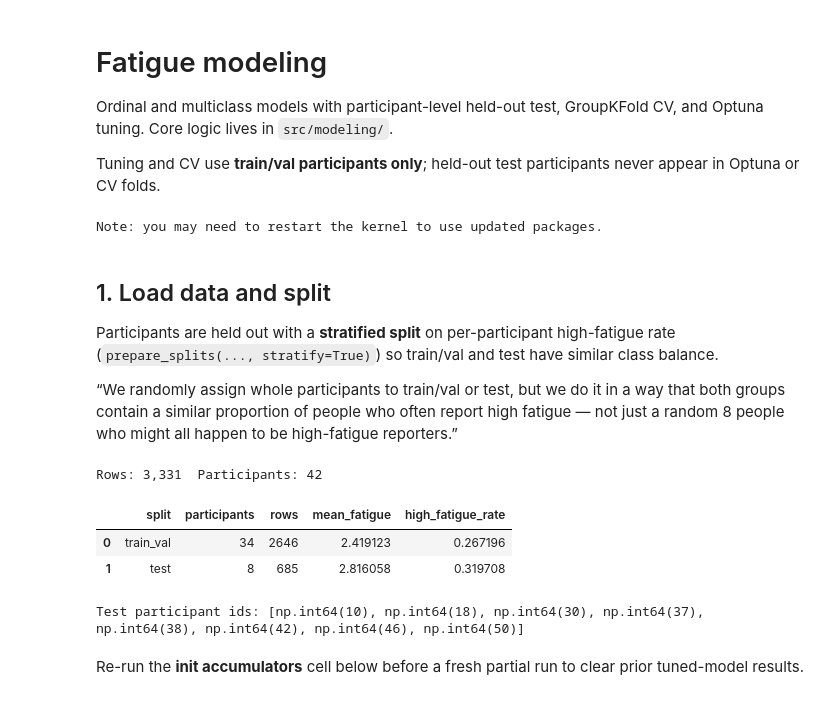
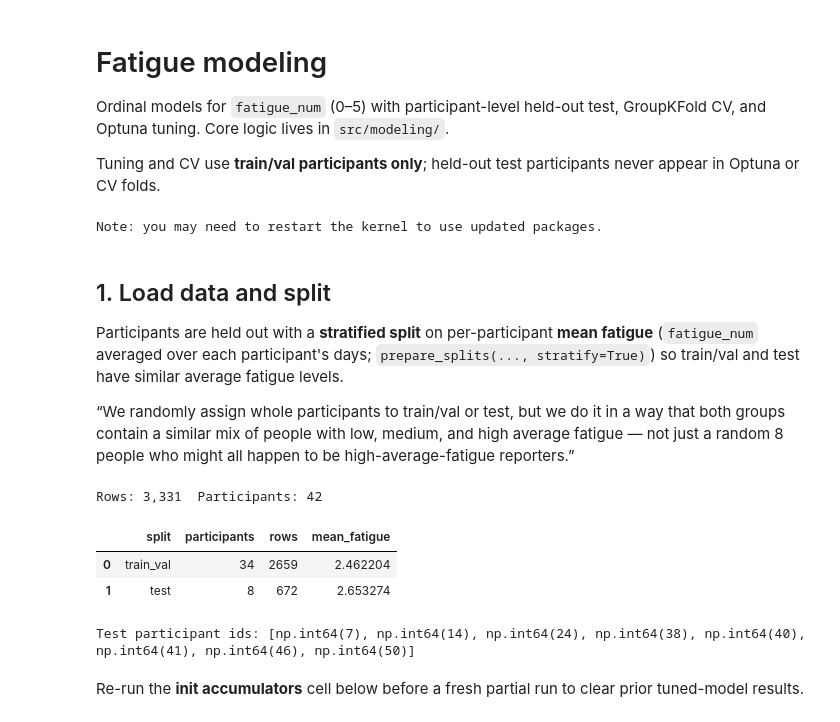
Before and after one commit to EstelleWang-UofT/ML-for-Women, a Jupyter notebook: notebooks/physical activity/fatigue_modeling.ipynb, the cells around one changed output. Drawn from its saved outputs; the diff is of its cells as text; code cells hidden in the pictures.

```diff
--- a/notebooks/physical activity/fatigue_modeling.ipynb
+++ b/notebooks/physical activity/fatigue_modeling.ipynb
@@ -1,7 +1,7 @@
 # %% [markdown]
 # Fatigue modeling
 
-Ordinal and multiclass models with participant-level held-out test, GroupKFold CV, and Optuna tuning. Core logic lives in `src/modeling/`.
+Ordinal models for `fatigue_num` (0–5) with participant-level held-out test, GroupKFold CV, and Optuna tuning. Core logic lives in `src/modeling/`.
 
 Tuning and CV use **train/val participants only**; held-out test participants never appear in Optuna or CV folds.
 # %%
@@ -43,23 +36,22 @@ from modeling.validation import run_stability_study, summarize_stability
 # %% [markdown]
 ## 1. Load data and split
 
-Participants are held out with a **stratified split** on per-participant high-fatigue rate (`prepare_splits(..., stratify=True)`) so train/val and test have similar class balance.
+Participants are held out with a **stratified split** on per-participant **mean fatigue** (`fatigue_num` averaged over each participant's days; `prepare_splits(..., stratify=True)`) so train/val and test have similar average fatigue levels.
 
-“We randomly assign whole participants to train/val or test, but we do it in a way that both groups contain a similar proportion of people who often report high fatigue — not just a random 8 people who might all happen to be high-fatigue reporters.”
+“We randomly assign whole participants to train/val or test, but we do it in a way that both groups contain a similar mix of people with low, medium, and high average fatigue — not just a random 8 people who might all happen to be high-average-fatigue reporters.”
 # %%
 df = load_fatigue_data('../../' + DATA_PATH)
 bundle = prepare_splits(df)
-y_high_fatigue = (df['fatigue_num'] >= HIGH_FATIGUE_THRESHOLD).astype(int)
 
 print(f"Rows: {len(df):,}  Participants: {df['id'].nunique()}")
-display(split_summary_table(bundle, y_high_fatigue))
+display(split_summary_table(bundle))
 print('Test participant ids:', sorted(bundle.test_ids))
 # %% [output]
 Rows: 3,331  Participants: 42
-|  | split | participants | rows | mean_fatigue | high_fatigue_rate |
-| 0 | train_val | 34 | 2646 | 2.419123 | 0.267196 |
-| 1 | test | 8 | 685 | 2.816058 | 0.319708 |
+|  | split | participants | rows | mean_fatigue |
+| 0 | train_val | 34 | 2659 | 2.462204 |
+| 1 | test | 8 | 672 | 2.653274 |
-Test participant ids: [np.int64(10), np.int64(18), np.int64(30), np.int64(37), np.int64(38), np.int64(42), np.int64(46), np.int64(50)]
+Test participant ids: [np.int64(7), np.int64(14), np.int64(24), np.int64(38), np.int64(40), np.int64(41), np.int64(46), np.int64(50)]
 # %% [markdown]
 Re-run the **init accumulators** cell below before a fresh partial run to clear prior tuned-model results.
 # %%
```
Also changed, not shown: parts of 45 cells of this notebook, 11 other files.
